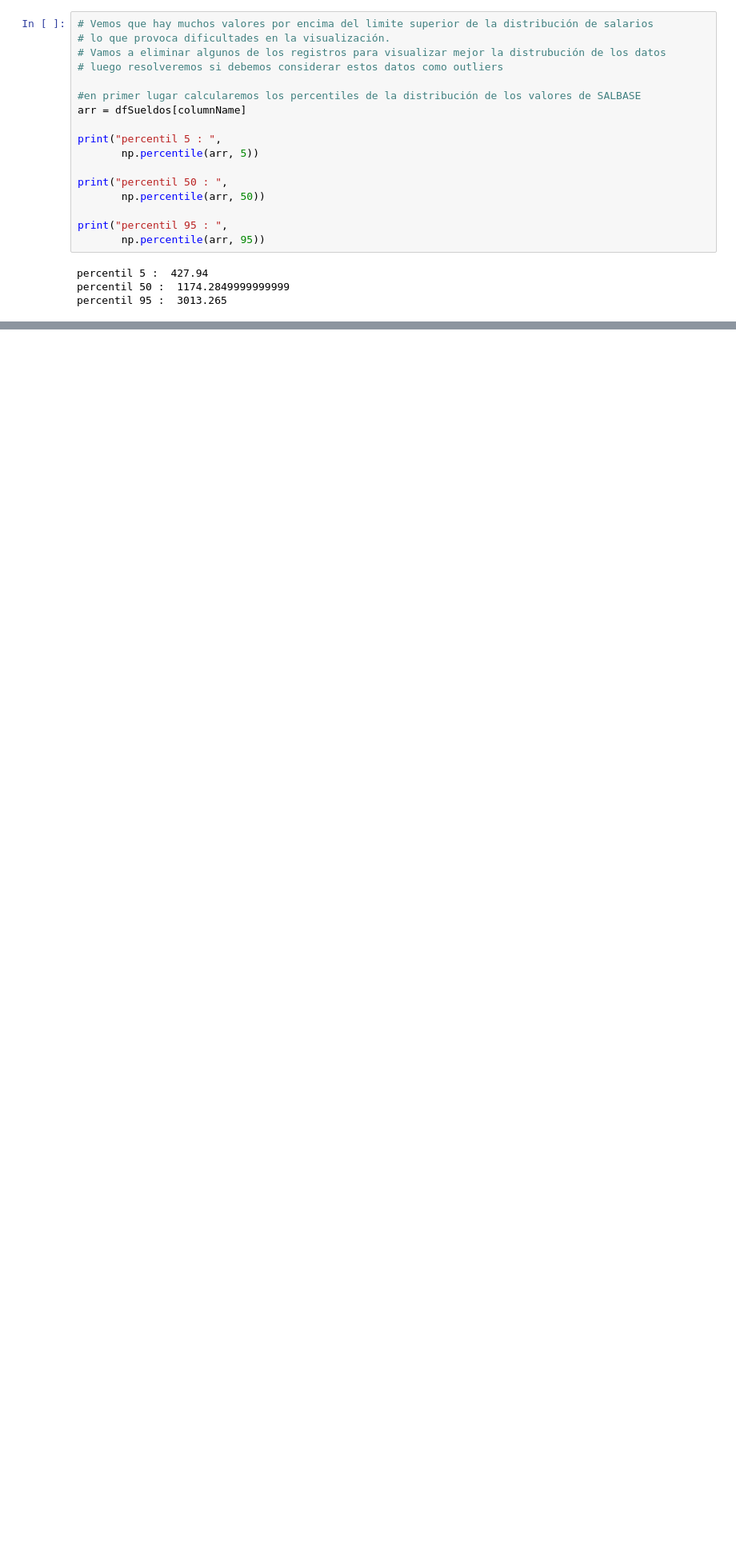
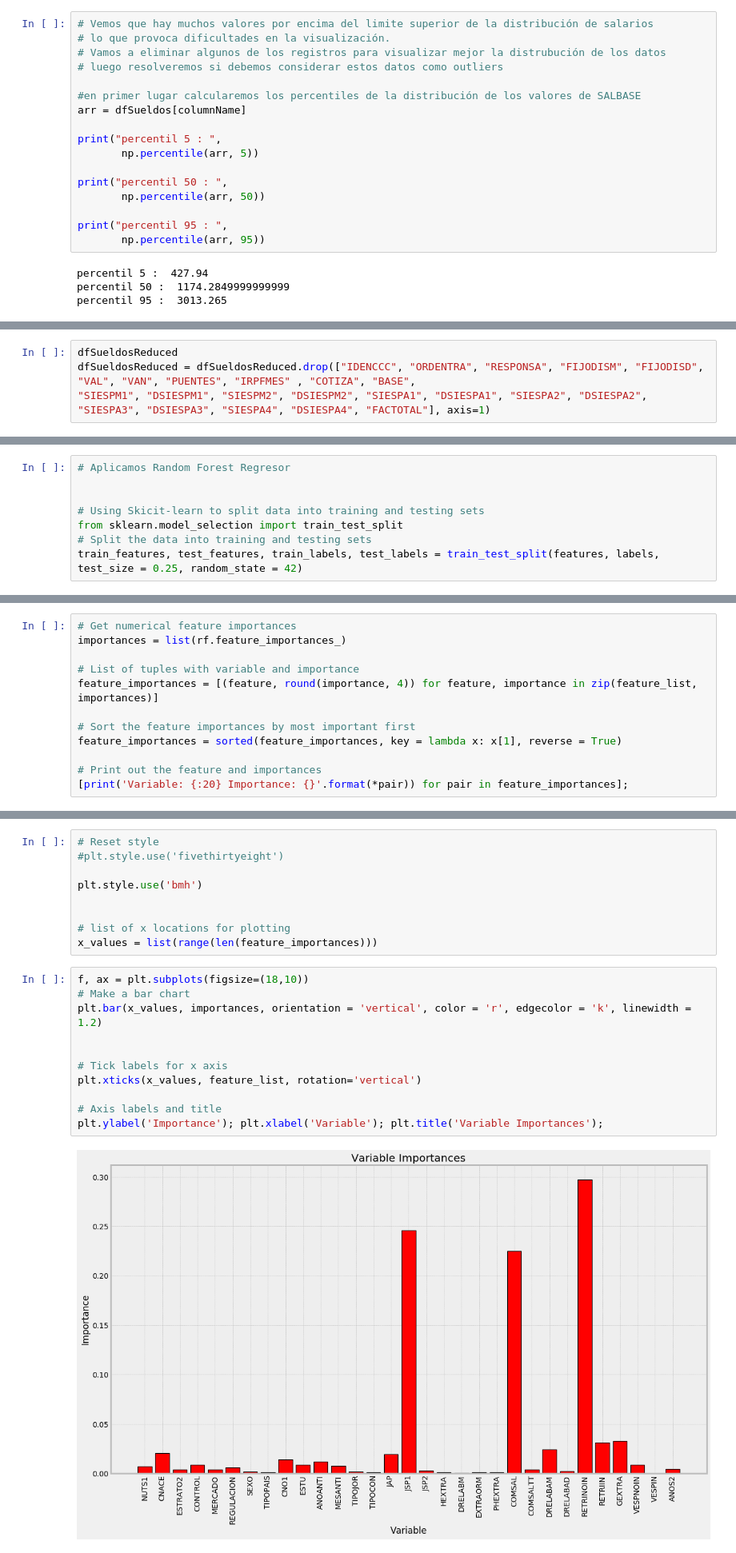
Before and after one commit to Jorge-Saura/UOC-Tipologia-Practica2, a Jupyter notebook: practica.ipynb, the cells around one changed output, grey strips where cells are left out. Shown at 80% size. Drawn from its saved outputs; the diff is of its cells as text; blank space fills up the shorter version.

Commit message:
Añadido random forest regressor y graficas

```diff
--- a/practica.ipynb
+++ b/practica.ipynb
@@ -272,0 +344,4 @@ for i in range(0, len(dfBetterVisualization.columns), 5):
+# %%
+dfSueldosReduced
+dfSueldosReduced = dfSueldosReduced.drop(["IDENCCC", "ORDENTRA", "RESPONSA", "FIJODISM", "FIJODISD", "VAL", "VAN", "PUENTES", "IRPFMES" , "COTIZA", "BASE",
+"SIESPM1", "DSIESPM1", "SIESPM2", "DSIESPM2", "SIESPA1", "DSIESPA1", "SIESPA2", "DSIESPA2", "SIESPA3", "DSIESPA3", "SIESPA4", "DSIESPA4", "FACTOTAL"], axis=1)
@@ -272,0 +380,8 @@ for i in range(0, len(dfBetterVisualization.columns), 5):
+# %%
+# Aplicamos Random Forest Regresor
+
+
+# Using Skicit-learn to split data into training and testing sets
+from sklearn.model_selection import train_test_split
+# Split the data into training and testing sets
+train_features, test_features, train_labels, test_labels = train_test_split(features, labels, test_size = 0.25, random_state = 42)
@@ -272,0 +446,12 @@ for i in range(0, len(dfBetterVisualization.columns), 5):
+# %%
+# Get numerical feature importances
+importances = list(rf.feature_importances_)
+
+# List of tuples with variable and importance
+feature_importances = [(feature, round(importance, 4)) for feature, importance in zip(feature_list, importances)]
+
+# Sort the feature importances by most important first
+feature_importances = sorted(feature_importances, key = lambda x: x[1], reverse = True)
+
+# Print out the feature and importances
+[print('Variable: {:20} Importance: {}'.format(*pair)) for pair in feature_importances];
@@ -272,0 +476,22 @@ for i in range(0, len(dfBetterVisualization.columns), 5):
+# %%
+# Reset style
+#plt.style.use('fivethirtyeight')
+
+plt.style.use('bmh')
+
+
+# list of x locations for plotting
+x_values = list(range(len(feature_importances)))
+# %%
+f, ax = plt.subplots(figsize=(18,10))
+# Make a bar chart
+plt.bar(x_values, importances, orientation = 'vertical', color = 'r', edgecolor = 'k', linewidth = 1.2)
+
+
+# Tick labels for x axis
+plt.xticks(x_values, feature_list, rotation='vertical')
+
+# Axis labels and title
+plt.ylabel('Importance'); plt.xlabel('Variable'); plt.title('Variable Importances');
+# %% [output]
+[figure, added]
```
Also changed, not shown: parts of 32 cells of this notebook, 2 other files.
